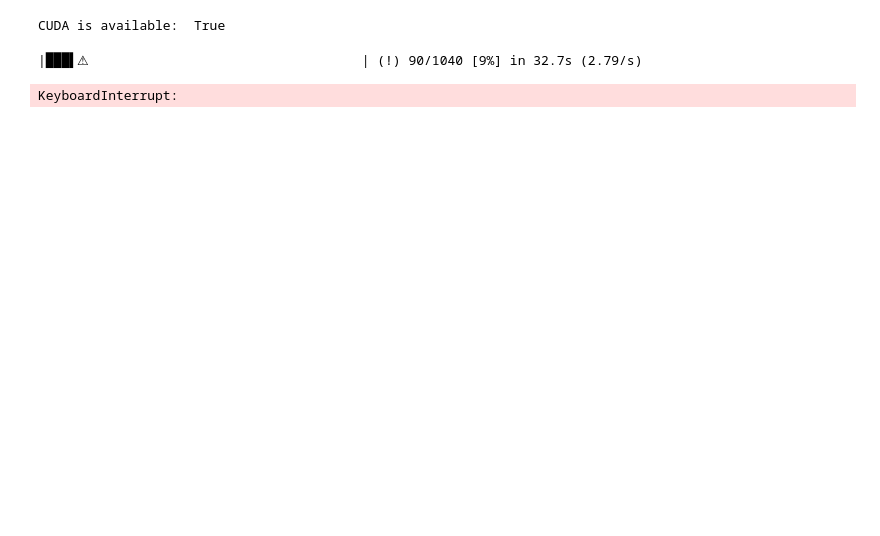
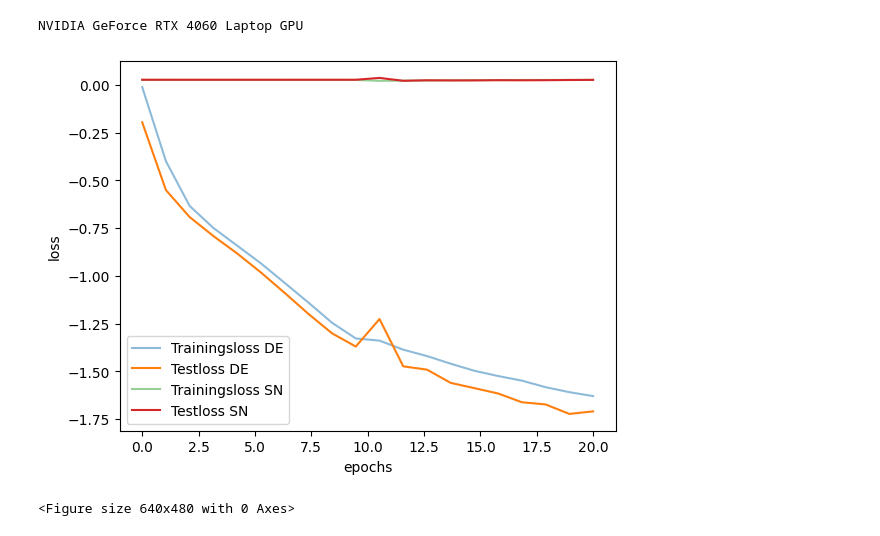
Before and after one commit to astro-ML/21cm-sbi, a Jupyter notebook: runner.ipynb, the cells around one changed output. Cells and saved outputs as stored; diff of their text form; code cells hidden in the pictures; blank space fills up the shorter version.

```diff
--- a/runner.ipynb
+++ b/runner.ipynb
@@ -6,9 +6,9 @@ my_module_path = os.path.join("../", '21cm-wrapper')
 sys.path.append(my_module_path)
 from Leaf import *
 
-device = 'cpu'
+device = 'cuda'
 
 #torch.set_num_interop_threads(4) # Inter-op parallelism
 #torch.set_num_threads(6) # Intra-op parallelism
 # %% [output]
-CUDA is available:  True
+NVIDIA GeForce RTX 4060 Laptop GPU
@@ -18,19 +15,13 @@ print(not torch.any(test))
-# %%
-convert_to_torch(path = "/home/potato/Documents/projects/master/data/data_smol/", prefix= "simrun_", check_for_nan=True,
-                  debug=False, remove_zeros=True, statistics=True, redshift_cutoff=680)
-# %% [output]
-|███▌⚠︎                                   | (!) 90/1040 [9%] in 32.7s (2.79/s)
-KeyboardInterrupt:
 # %%
 # hyperparams
-data_path = "/home/deck/Documents/masterstuff/data/datax5/"
+data_path = "/home/potato/Documents/projects/master/data/datax5/"
 batch_size = 32
 epochs = 120
 train_test_data_ration = 0.9
 
 optimizer = torch.optim.Adam
 optimizer_params = {
-    "lr": 1e-3,
+    "lr": 1e-4,
 }
 
 loss = torch.nn.MSELoss
@@ -64,5 +55,21 @@ test_dataloader = DataLoader(test_data, batch_size=batch_size, shuffle=False, dr
                              num_workers = 2, pin_memory = True, prefetch_factor=2)
 
 # init model
-model = ModelHandler(Model = Summary_net_lc_super_smol,
+model_sn = SumnetHandler(Model = Summary_net_lc_super_smol,
                      Training_data=train_dataloader, Test_data=test_dataloader, device=device)
+'''
+# train
+model_sn.train(
+    epochs=epochs,
+    optimizer=optimizer(
+        model.Model.parameters(),
+        **optimizer_params),
+        lossf=loss(**loss_params))
+
+# test
+model_sn.test(Validation_data = test_dataloader, Model = model_sn.Model,
+                lossf=loss(**loss_params))'''
+
+model_sn.load("./summary_net.pt")
+
+model_de = flow_net(in_dim=6, cond_dim=6, n_blocks=6, n_nodes=60)
@@ -80,0 +76,12 @@ model.test(Validation_data = test_dataloader, Model = model.Model, lossf=loss(**
+# %%
+prior = (lambda x: x)
+sbi = SBIHandler(density_estimator=model_de, summary_net=model_sn.Model, prior=prior, device=device)
+
+sbi.train(training_data = train_dataloader, test_data = test_dataloader,
+          epochs = 20, summary_net_freezed_epochs = 10,
+          summary_net_pretrain_epochs = 0, optimizer = optimizer,
+              optimizer_kwargs= optimizer_params, loss_function = torch.nn.MSELoss,
+              loss_params = {}, device=device, plot= True)
+# %% [output]
+[figure, added]
+<Figure size 640x480 with 0 Axes>
```
Also changed, not shown: parts of 12 cells of this notebook, 3 other files.
